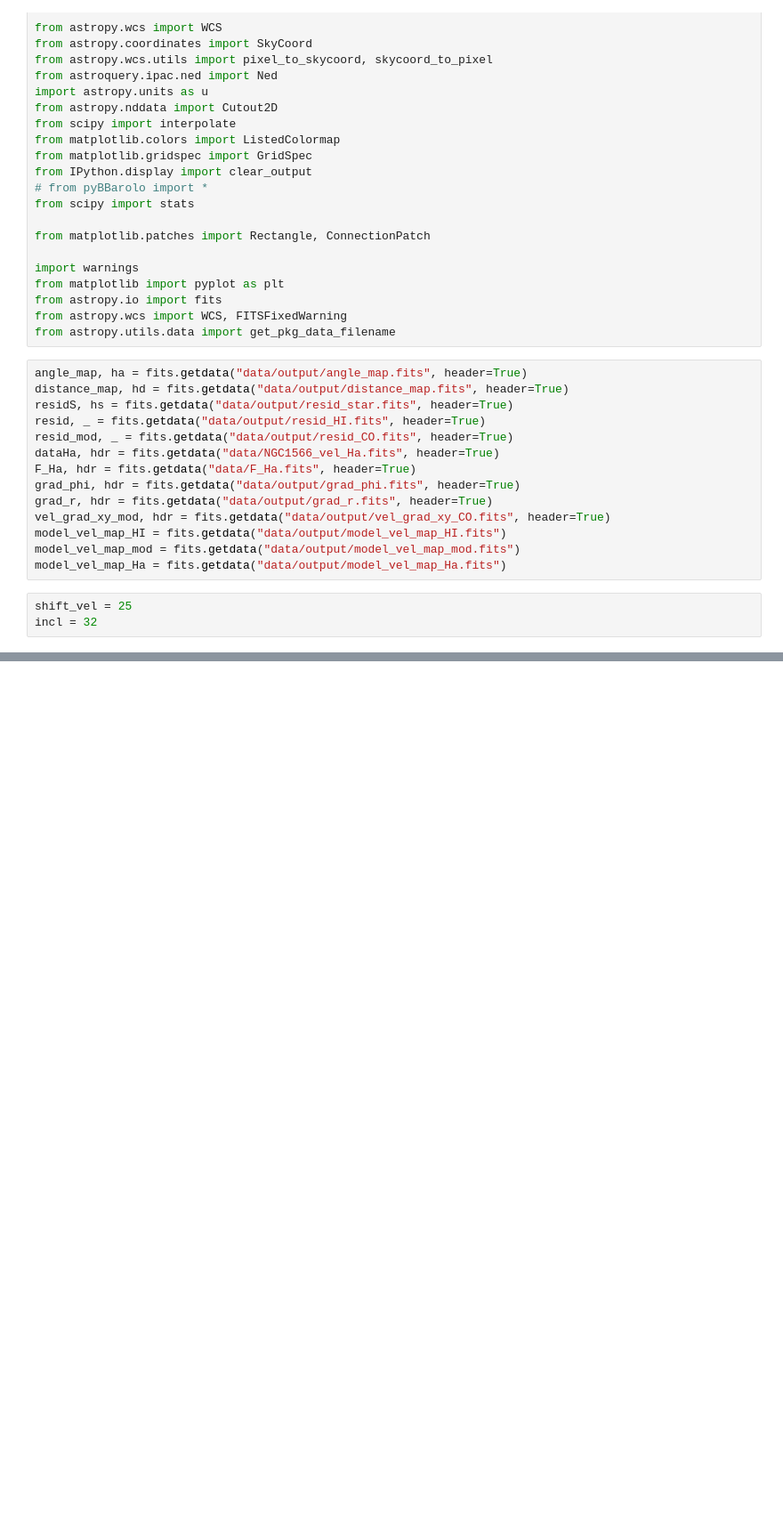
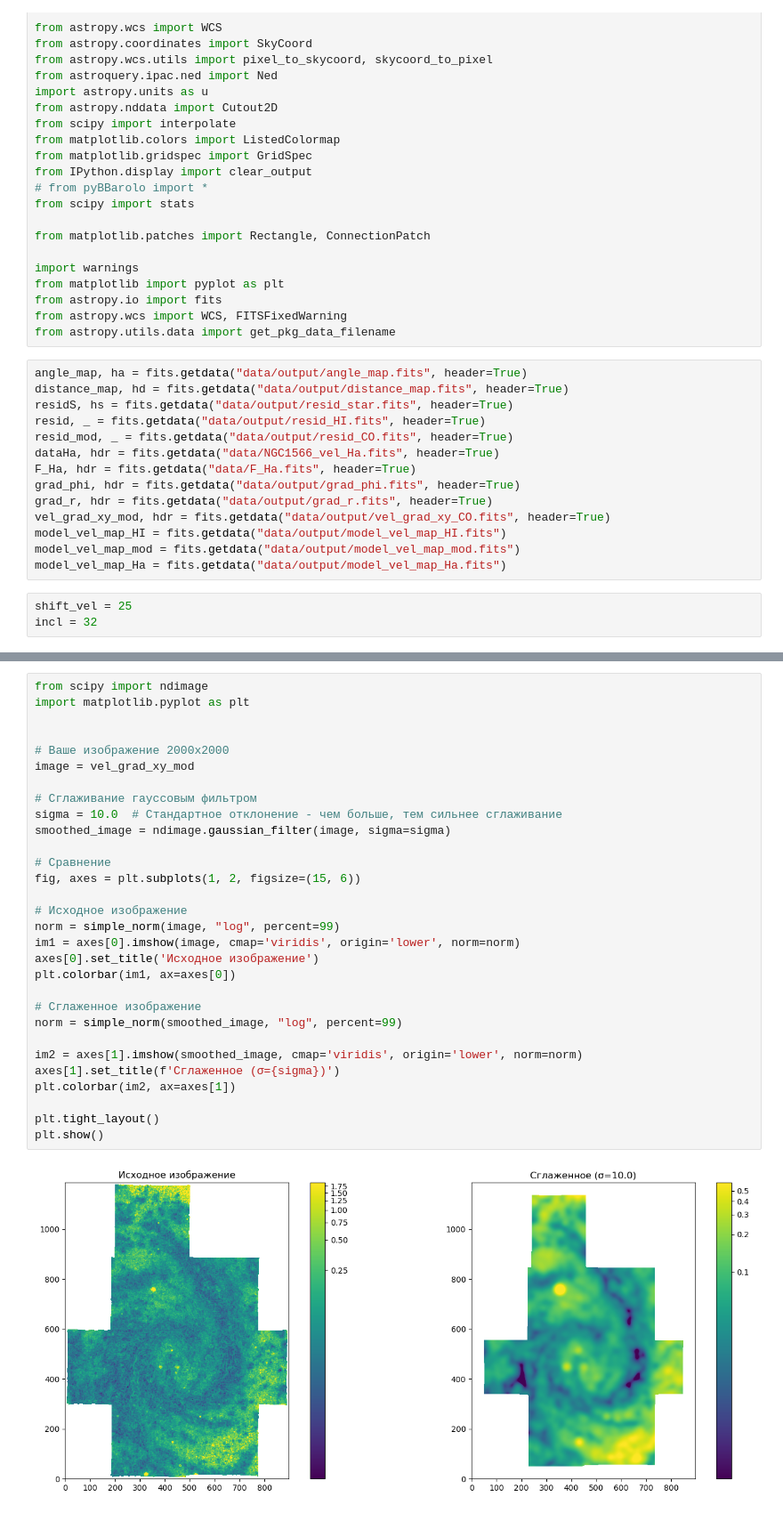
Before and after one commit to Polina-Kochergina/velocity_gradients, a Jupyter notebook: vel_grad2.ipynb, the cells around one changed output, grey strips where cells are left out. Shown at 89% size. Drawn from its saved outputs; the diff is of its cells as text; blank space fills up the shorter version.

Commit message:
smoothed img

```diff
--- a/vel_grad2.ipynb
+++ b/vel_grad2.ipynb
@@ -302,0 +311,32 @@ plt.show()
+# %%
+from scipy import ndimage
+import matplotlib.pyplot as plt
+
+
+# Ваше изображение 2000x2000
+image = vel_grad_xy_mod
+
+# Сглаживание гауссовым фильтром
+sigma = 10.0  # Стандартное отклонение - чем больше, тем сильнее сглаживание
+smoothed_image = ndimage.gaussian_filter(image, sigma=sigma)
+
+# Сравнение
+fig, axes = plt.subplots(1, 2, figsize=(15, 6))
+
+# Исходное изображение
+norm = simple_norm(image, "log", percent=99)
+im1 = axes[0].imshow(image, cmap='viridis', origin='lower', norm=norm)
+axes[0].set_title('Исходное изображение')
+plt.colorbar(im1, ax=axes[0])
+
+# Сглаженное изображение
+norm = simple_norm(smoothed_image, "log", percent=99)
+
+im2 = axes[1].imshow(smoothed_image, cmap='viridis', origin='lower', norm=norm)
+axes[1].set_title(f'Сглаженное (σ={sigma})')
+plt.colorbar(im2, ax=axes[1])
+
+plt.tight_layout()
+plt.show()
+# %% [output]
+[figure, added]
```
Also changed, not shown: parts of 8 cells of this notebook, 3 other files.
